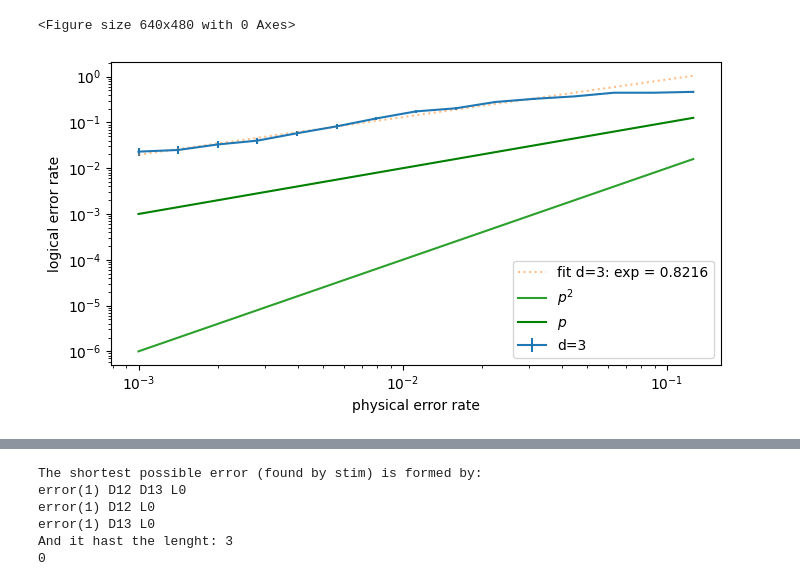
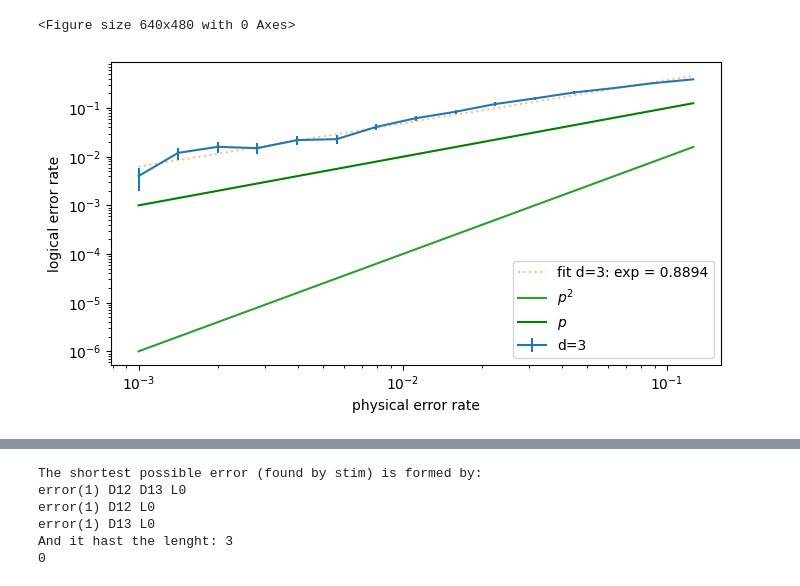
Before and after one commit to leonardlux/MasterArbeit, a Jupyter notebook: code/new_start/testing.ipynb, the cells around one changed output, grey strips where cells are left out. Saved outputs shown, nothing was run; the diff lists cells and outputs as text; code cells hidden in the pictures.

Commit message:
Implemented circuit level noise for MWMP (seperated)

```diff
--- a/code/new_start/testing.ipynb
+++ b/code/new_start/testing.ipynb
@@ -10,27 +37,29 @@ from tools.error_propagation import correlated_unified_channel
 # %%
 distances = [3,]
 noise_set = np.logspace(-3,-0.9, num=15)
 num_shots = 1000
 
 steane_circuits = [generate_surface_code_circuit(d) for d in distances]
 
 # count_logical_func = gen_error_model_count_logical_error_MWPM("circ_lvl")
 count_logical_func = count_logical_errors_using_ML
 
+noise_model_func = construct_basic_noise_model
+
 plot_diff_noise_level(
     steane_circuits,
-    construct_circuit_noise_model,
+    noise_model_func,
     filename="basic_test_ML",
     count_log_error_fct=count_logical_func,
     distances= distances ,
     noise_set= noise_set,
     num_shots= num_shots,
     fit_slopes = True,
     reference_lines = True,
 )
 # %% [output]
 <Figure size 640x480 with 0 Axes>
-[figure, old version]
+[figure, new version]
 # %%
 distances = [3,]
 noise_set = np.logspace(-3,-0.9, num=15)
```
Also changed, not shown: parts of 4 cells of this notebook, 4 other files.
